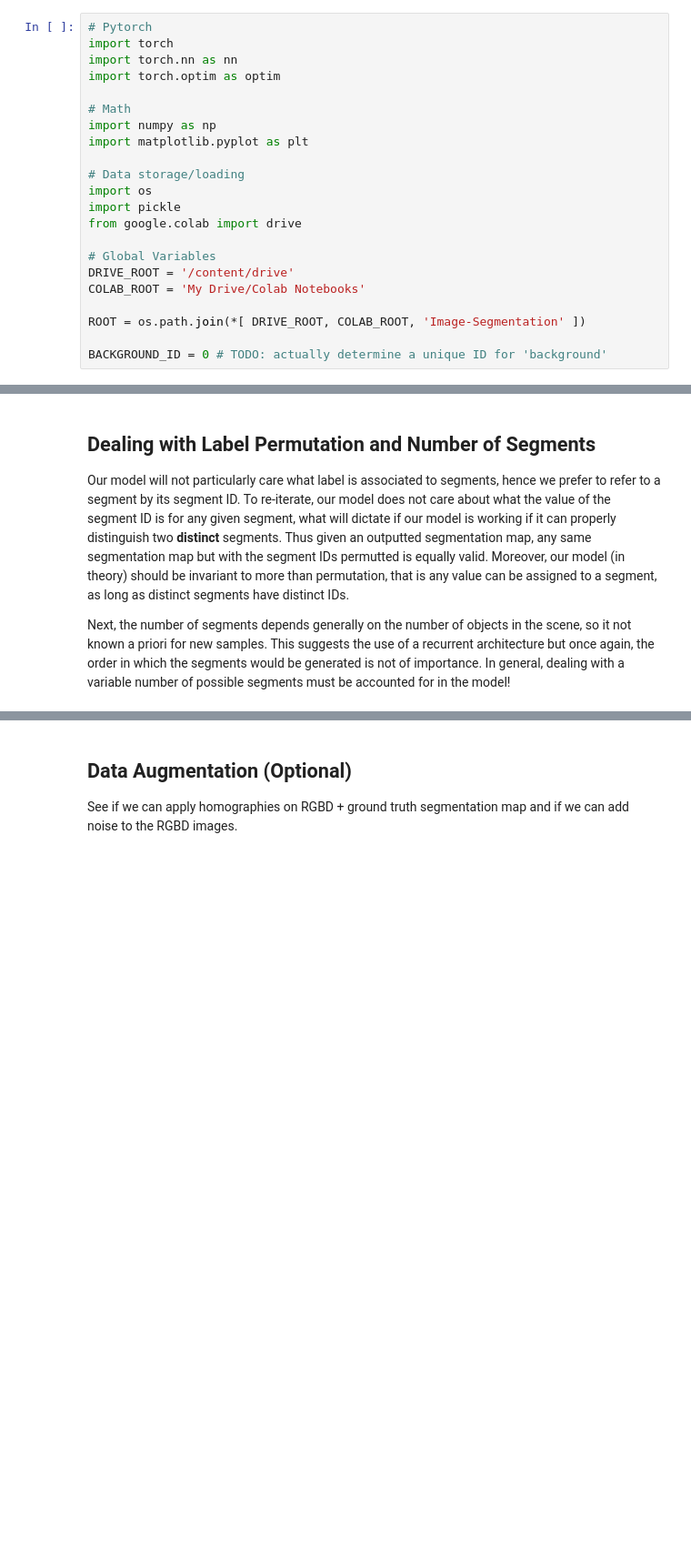
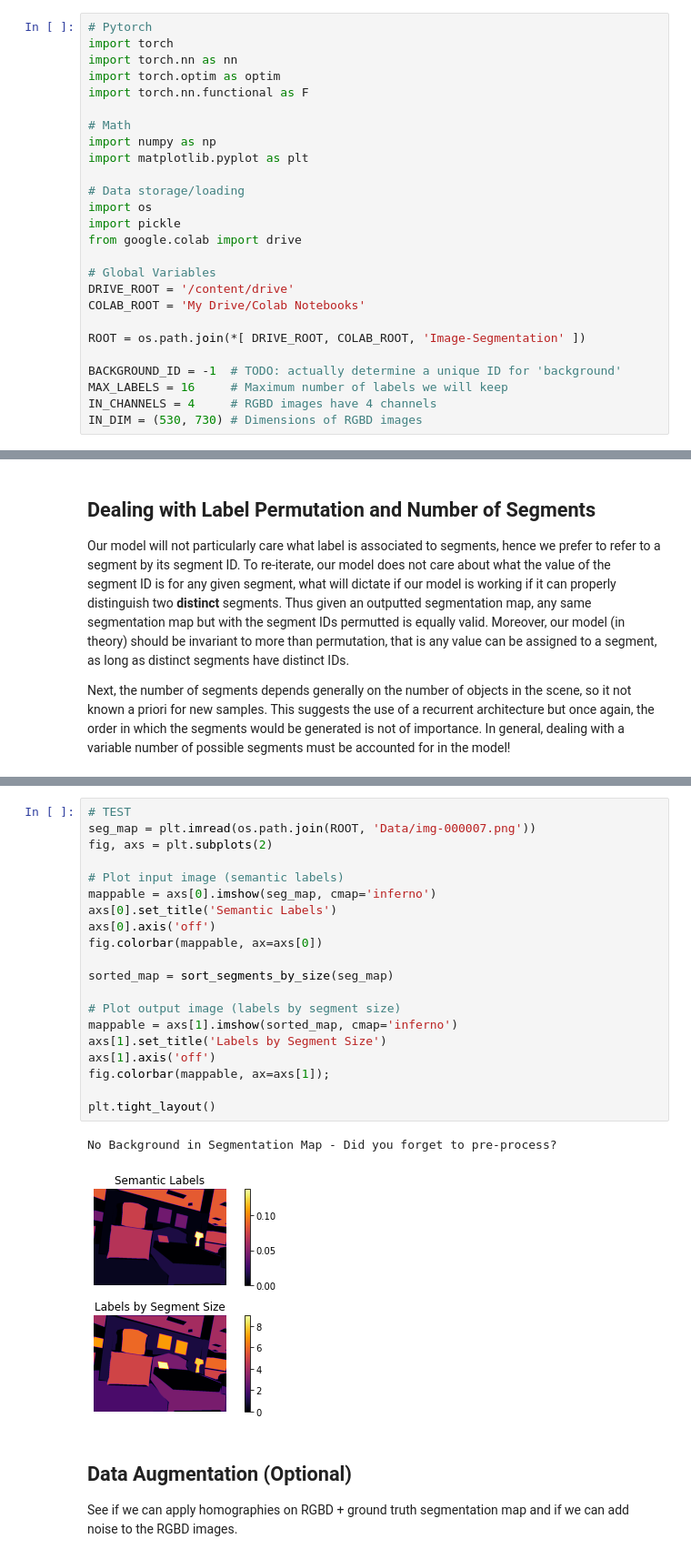
Before and after one commit to erickmu1/Image-Segmentation, a Jupyter notebook: ImageSegmentation.ipynb, the cells around one changed output, grey strips where cells are left out. Shown at 91% size. Cells and saved outputs as stored; diff of their text form; blank space fills up the shorter version.

Commit message:
Sort and Filter Largest Segments and Define a Convolutional Autoencoder for RGBD to Segmentation Map

```diff
--- a/ImageSegmentation.ipynb
+++ b/ImageSegmentation.ipynb
@@ -20,6 +20,7 @@ Here we import all required libraries and define any useful variables.
 import torch
 import torch.nn as nn
 import torch.optim as optim
+import torch.nn.functional as F
 
 # Math
 import numpy as np
@@ -36,7 +37,10 @@ COLAB_ROOT = 'My Drive/Colab Notebooks'
 
 ROOT = os.path.join(*[ DRIVE_ROOT, COLAB_ROOT, 'Image-Segmentation' ])
 
-BACKGROUND_ID = 0 # TODO: actually determine a unique ID for 'background'
+BACKGROUND_ID = -1  # TODO: actually determine a unique ID for 'background'
+MAX_LABELS = 16     # Maximum number of labels we will keep
+IN_CHANNELS = 4     # RGBD images have 4 channels
+IN_DIM = (530, 730) # Dimensions of RGBD images
 # %%
 # Link to Google Drive
 drive.mount(DRIVE_ROOT)
@@ -143,3 +189,26 @@ Ideas:
+# %%
+# TEST
+seg_map = plt.imread(os.path.join(ROOT, 'Data/img-000007.png'))
+fig, axs = plt.subplots(2)
+
+# Plot input image (semantic labels)
+mappable = axs[0].imshow(seg_map, cmap='inferno')
+axs[0].set_title('Semantic Labels')
+axs[0].axis('off')
+fig.colorbar(mappable, ax=axs[0])
+
+sorted_map = sort_segments_by_size(seg_map)
+
+# Plot output image (labels by segment size)
+mappable = axs[1].imshow(sorted_map, cmap='inferno')
+axs[1].set_title('Labels by Segment Size')
+axs[1].axis('off')
+fig.colorbar(mappable, ax=axs[1]);
+
+plt.tight_layout()
+# %% [output]
+No Background in Segmentation Map - Did you forget to pre-process?
+[figure, added]
 # %% [markdown]
 ## Data Augmentation (Optional) ##
 
```
Also changed, not shown: parts of 11 cells of this notebook.
